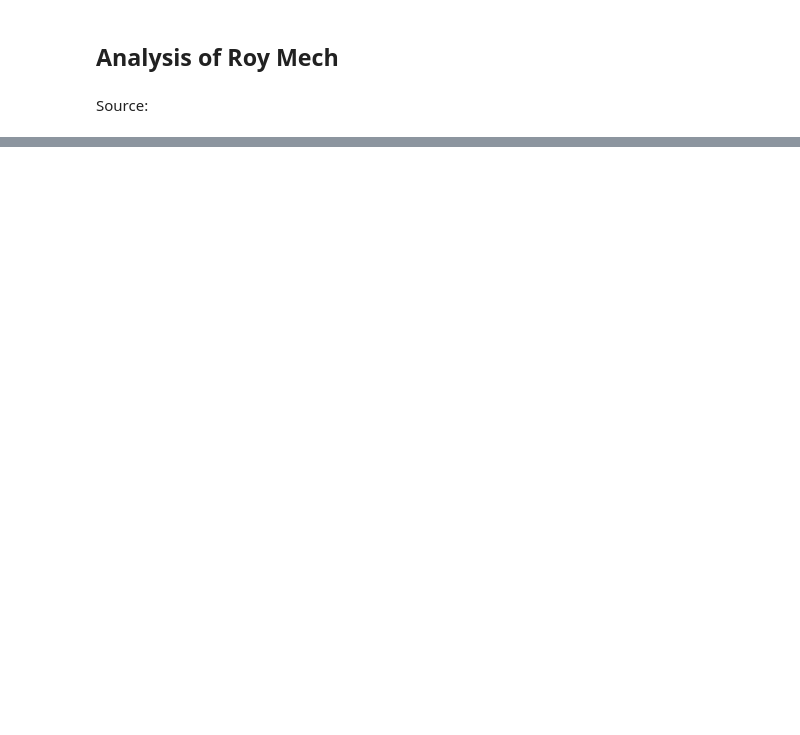
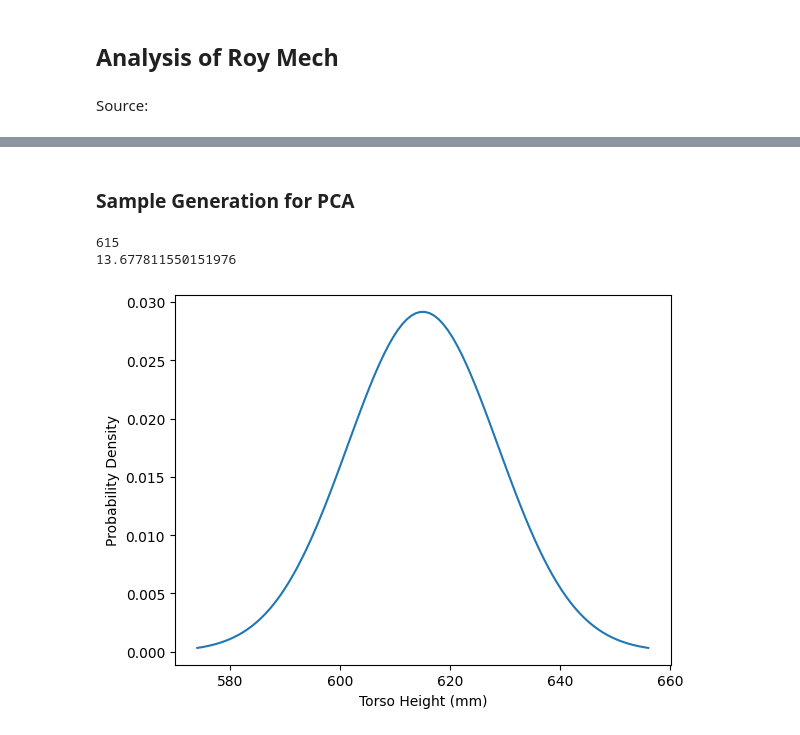
Before and after one commit to kaiwills/3ScooterAnalysis, a Jupyter notebook: analysis.ipynb, the cells around one changed output, grey strips where cells are left out. Cells and saved outputs as stored; diff of their text form; code cells hidden in the pictures; blank space fills up the shorter version.

Commit message:
Added tools, data preprocess

```diff
--- a/analysis.ipynb
+++ b/analysis.ipynb
@@ -8,3 +14,4 @@ import pandas as pd
 # %%
-data = pd.read_csv("roymech_data.txt", sep = "")
+df = pd.read_csv('roymech_data.csv', sep=r'\s+')
+df.head()
 # %% [output]
@@ -20,0 +24,10 @@ data.head()
+# %%
+df = df.set_index('Dimension').transpose()
+# %%
+data = pd.DataFrame()
+data['TorsoHeight'] = df['10-Sitting_Shoulder']
+data['UpperArm'] = df['3-Shoulder_Height'] - df['4-Elbow_Height']
+data['Forearm'] = df['4-Elbow_Height'] - df['6-Knuckle_Height(Fist_grip_height)']
+data['ThighLength'] = df['14-Buttock-popliteal_length']
+data['LowerLeg'] = df['16-Popliteal_Height(Lower_leg_Length)']
+data['FootLength'] = df['30-Foot_Length']
@@ -20,0 +47,22 @@ data.head()
+# %% [markdown]
+### Sample Generation for PCA
+# %%
+mu = data['TorsoHeight']['Man50']
+# sigma = (data['TorsoHeight']['Man95'] - data['TorsoHeight']['Man50']) / (2 * norm.ppf(0.95))
+sigma = (data['TorsoHeight']['Man95'] - data['TorsoHeight']['Man50']) / 3.29
+
+print(mu)
+print(sigma)
+
+x = np.linspace(mu - 3*sigma, mu + 3*sigma, 100)
+y =  stats.norm.pdf(x, mu, sigma)
+
+plt.plot(x,y)
+
+plt.xlabel('Torso Height (mm)')
+plt.ylabel('Probability Density')
+plt.show()
+# %% [output]
+615
+13.677811550151976
+[figure, added]
```
Also changed, not shown: parts of 8 cells of this notebook, 3 other files.
